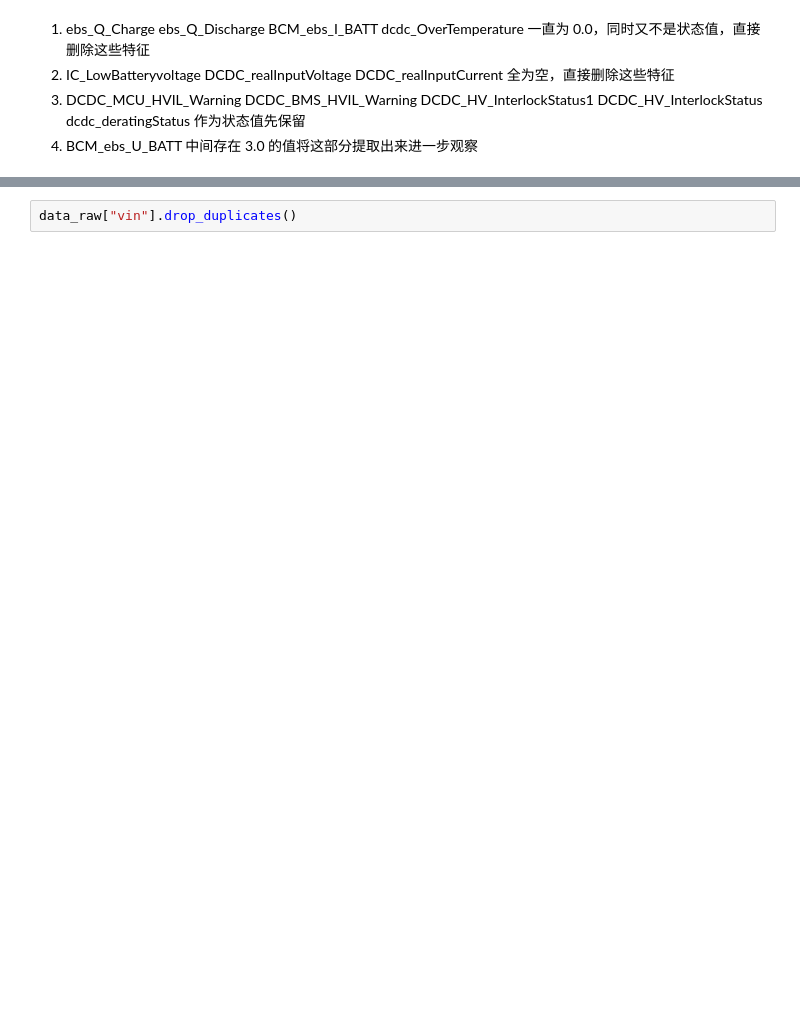
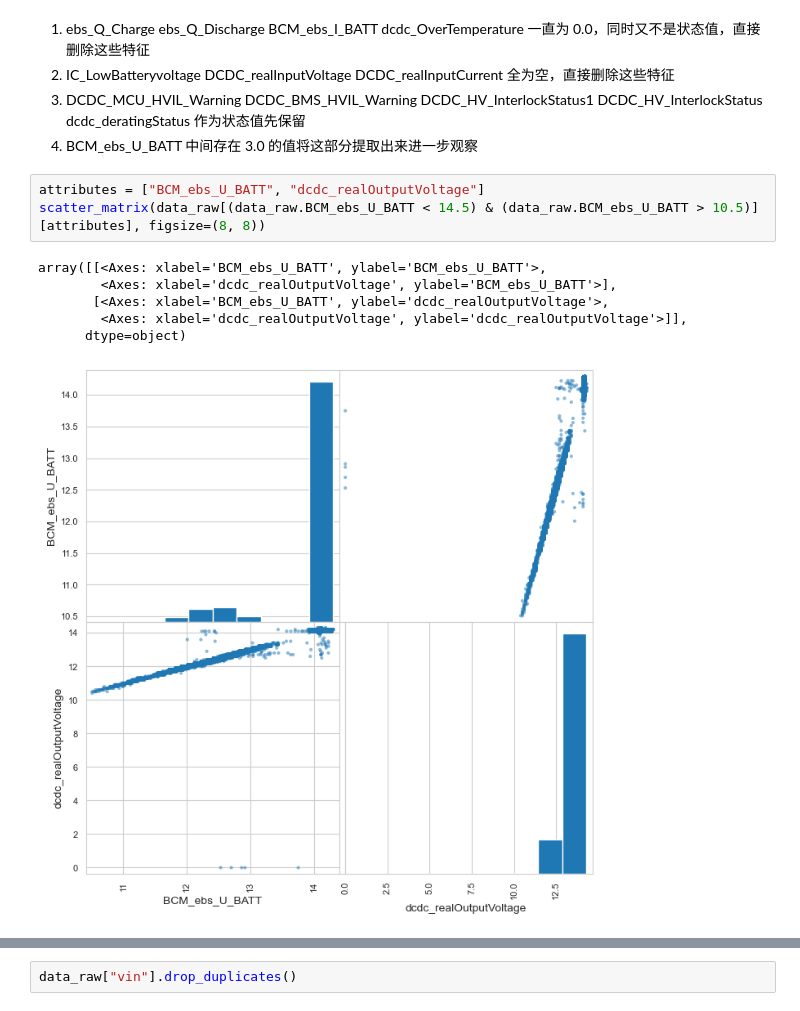
Before and after one commit to kailanyue/pydata, a Jupyter notebook: mycode/all_data.ipynb, the cells around one changed output, grey strips where cells are left out. Cells and saved outputs as stored; diff of their text form; blank space fills up the shorter version.

```diff
--- a/mycode/all_data.ipynb
+++ b/mycode/all_data.ipynb
@@ -51,3 +56,13 @@ Name: vcu_vehicleSpeed, dtype: float64
 2. IC_LowBatteryvoltage  DCDC_realInputVoltage  DCDC_realInputCurrent 全为空，直接删除这些特征
 3. DCDC_MCU_HVIL_Warning DCDC_BMS_HVIL_Warning DCDC_HV_InterlockStatus1 DCDC_HV_InterlockStatus dcdc_deratingStatus 作为状态值先保留
 4. BCM_ebs_U_BATT 中间存在 3.0 的值将这部分提取出来进一步观察
+# %%
+attributes = ["BCM_ebs_U_BATT", "dcdc_realOutputVoltage"]
+scatter_matrix(data_raw[(data_raw.BCM_ebs_U_BATT < 14.5) & (data_raw.BCM_ebs_U_BATT > 10.5)][attributes], figsize=(8, 8))
+# %% [output]
+array([[<Axes: xlabel='BCM_ebs_U_BATT', ylabel='BCM_ebs_U_BATT'>,
+        <Axes: xlabel='dcdc_realOutputVoltage', ylabel='BCM_ebs_U_BATT'>],
+       [<Axes: xlabel='BCM_ebs_U_BATT', ylabel='dcdc_realOutputVoltage'>,
+        <Axes: xlabel='dcdc_realOutputVoltage', ylabel='dcdc_realOutputVoltage'>]],
+      dtype=object)
+[figure, added]
```
Also changed, not shown: parts of 16 cells of this notebook, 2 other files.
